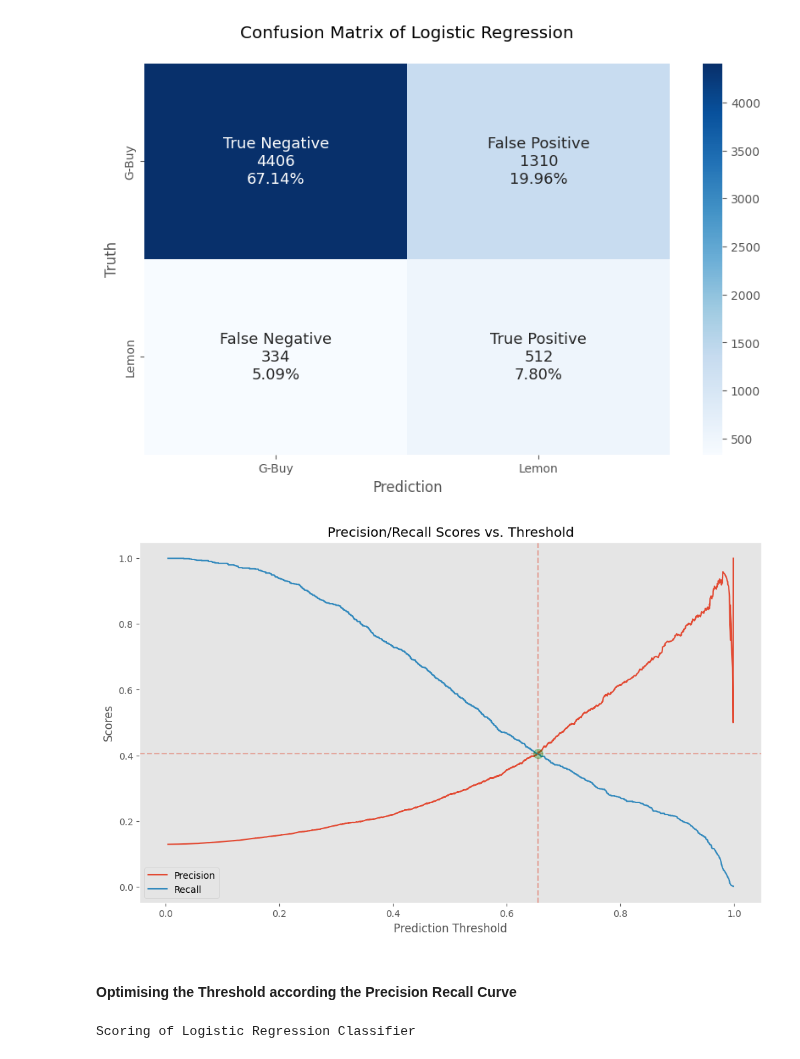
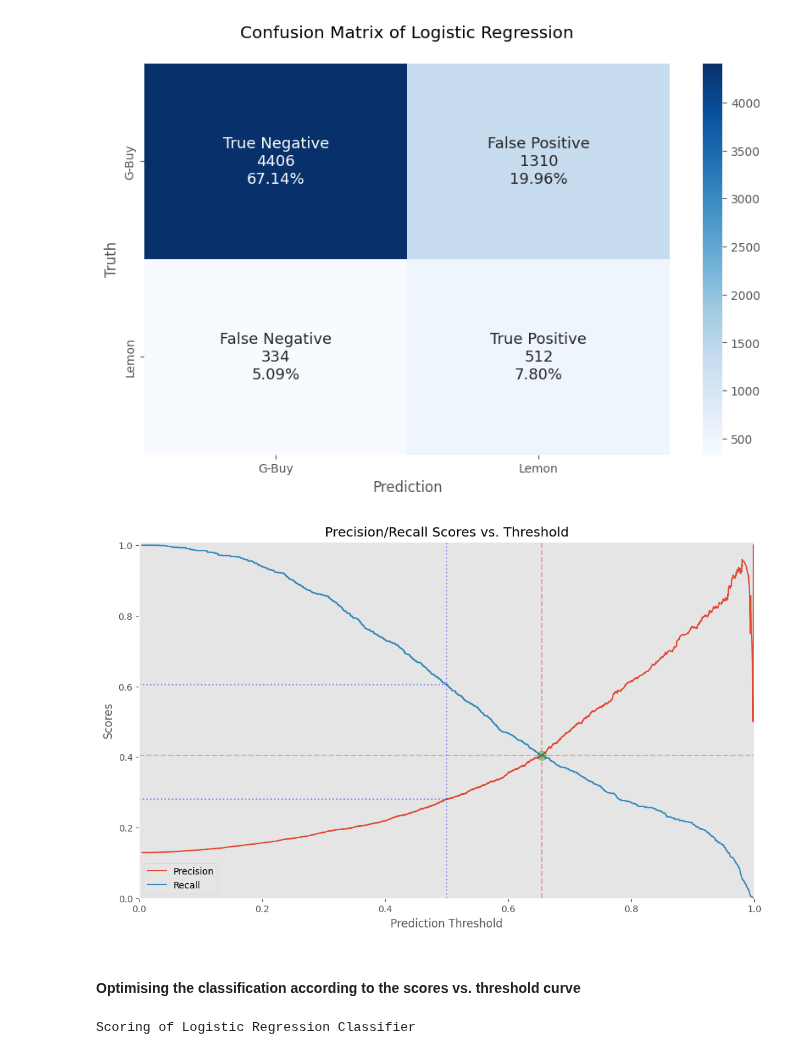
Before and after one commit to Joe-ElM/Used-Cars-Sales, a Jupyter notebook: Notebooks/4. LR Model.ipynb, the cells around one changed output. Cells and saved outputs as stored; diff of their text form; code cells hidden in the pictures.

Commit message:
curve has been optimised

```diff
--- a/Notebooks/4. LR Model.ipynb
+++ b/Notebooks/4. LR Model.ipynb
@@ -69,24 +69,47 @@ Scoring of Logistic Regression Classifier with 50% Threshold
 # %%
 p_curve, r_curve, t_curve =  precision_recall_curve(y_test, pipeline_lr.predict_proba(X_test)[:,1])
 # -------------------------------------------------------------------------------------------------
 
 fig, ax = plt.subplots(figsize= (12,7))
 plt.style.use('ggplot')
 plt.plot(t_curve, p_curve[:-1], label = 'Precision')
 plt.plot(t_curve, r_curve[:-1], label = 'Recall')
 # ---------------------------------------------------
 plt.axvline(0.655, ls='--', alpha=0.4)
 plt.axhline(0.405, ls='--', alpha=0.4)
 plt.plot(.655, 0.405, 'o', ms=10, alpha = .3, mec='green', mfc='green');
 plt.xlabel('Prediction Threshold')
 plt.ylabel('Scores')
 plt.title('Precision/Recall Scores vs. Threshold')
+
+#----------------------------------------------------------------
+plt.axvline(0.5, ls='dotted', alpha=0.4, color = 'blue')
+# plt.vlines(x      = 0.5,
+#            ymin  = precision_lr,
+#            ymax  = recall_lr,
+#            ls    = 'dotted',
+#            color = 'blue',
+#            alpha = 0.4)
+plt.hlines(y     = precision_lr,
+           xmin  = 0,
+           xmax  = 0.5,
+           ls    = 'dotted',
+           color = 'blue',
+           alpha = 0.4)
+plt.hlines(y     = recall_lr,
+           xmin  = 0,
+           xmax  = 0.5,
+           ls    = 'dotted',
+           color = 'blue',
+           alpha = 0.4)
+ax.set_xlim(left=0  , right=1)
+ax.set_ylim(bottom=0, top=1.01)
 plt.legend()
 plt.grid()
 # %% [output]
-[figure, old version]
+[figure, new version]
 # %% [markdown]
-#### Optimising the Threshold according the Precision Recall Curve
+#### Optimising the classification according to the scores vs. threshold curve
 # %%
 # Evaluate the model:
 pred_lr_th         = pipeline_lr.predict_proba(X_test)[:,1] >= 0.664
```
